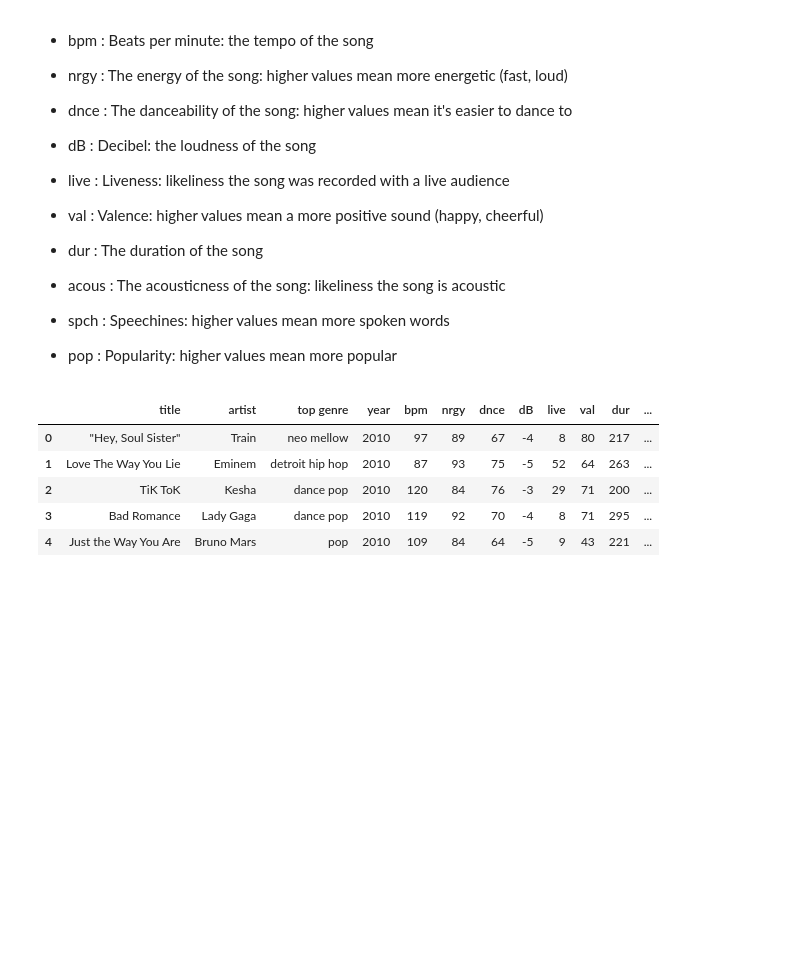
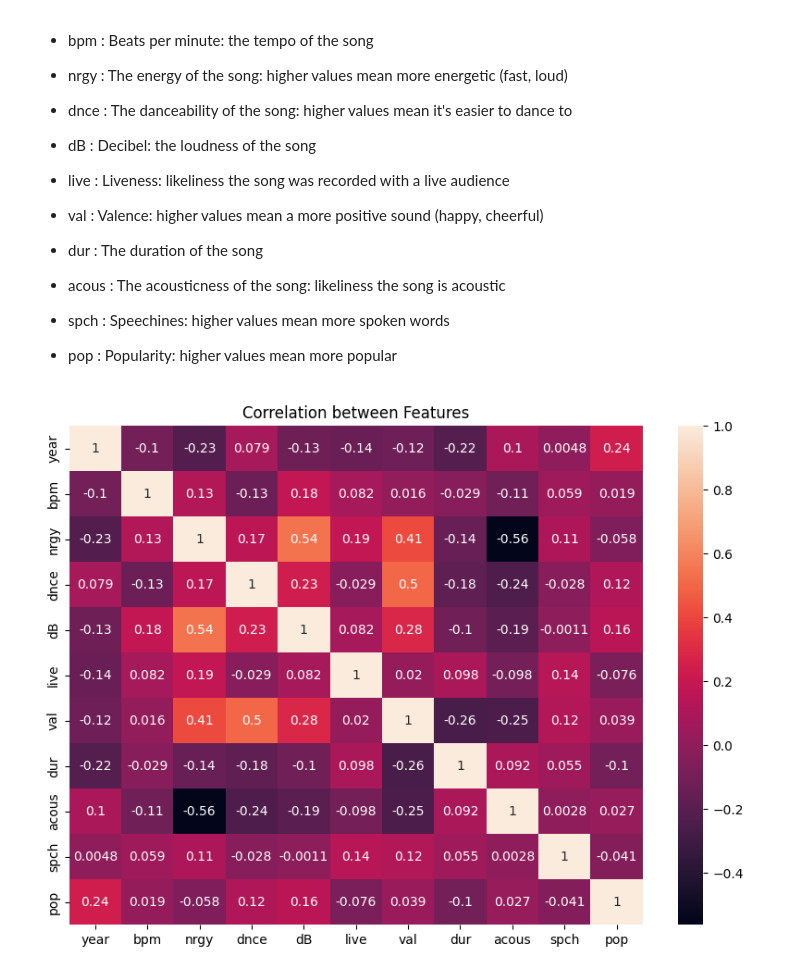
Before and after one commit to Malek-El/mini_projet_GLA, a Jupyter notebook: index.ipynb, the cells around one changed output. Drawn from its saved outputs; the diff is of its cells as text; code cells hidden in the pictures; blank space fills up the shorter version.

```diff
--- a/index.ipynb
+++ b/index.ipynb
@@ -102,14 +106,10 @@ Les colonnes sont:
 *	spch : Speechines: higher values mean more spoken words
 
 *	pop : Popularity: higher values mean more popular
-# %%
-# dataframe with top 5 songs
-top_df = spotify[0:5]
-top_df
-# %% [output]
-|  | title | artist | top genre | year | bpm | nrgy | dnce | dB | live | val | dur | ... |
-| 0 | "Hey, Soul Sister" | Train | neo mellow | 2010 | 97 | 89 | 67 | -4 | 8 | 80 | 217 | ... |
-| 1 | Love The Way You Lie | Eminem | detroit hip hop | 2010 | 87 | 93 | 75 | -5 | 52 | 64 | 263 | ... |
-| 2 | TiK ToK | Kesha | dance pop | 2010 | 120 | 84 | 76 | -3 | 29 | 71 | 200 | ... |
-| 3 | Bad Romance | Lady Gaga | dance pop | 2010 | 119 | 92 | 70 | -4 | 8 | 71 | 295 | ... |
-| 4 | Just the Way You Are | Bruno Mars | pop | 2010 | 109 | 84 | 64 | -5 | 9 | 43 | 221 | ... |
+# %%
+plt.figure(figsize = (10, 7))
+
+sns.heatmap(spotify.corr(), annot = True)
+plt.title("Correlation between Features")
+# %% [output]
+[figure, added]
```
Also changed, not shown: parts of 22 cells of this notebook, 5 other files.
